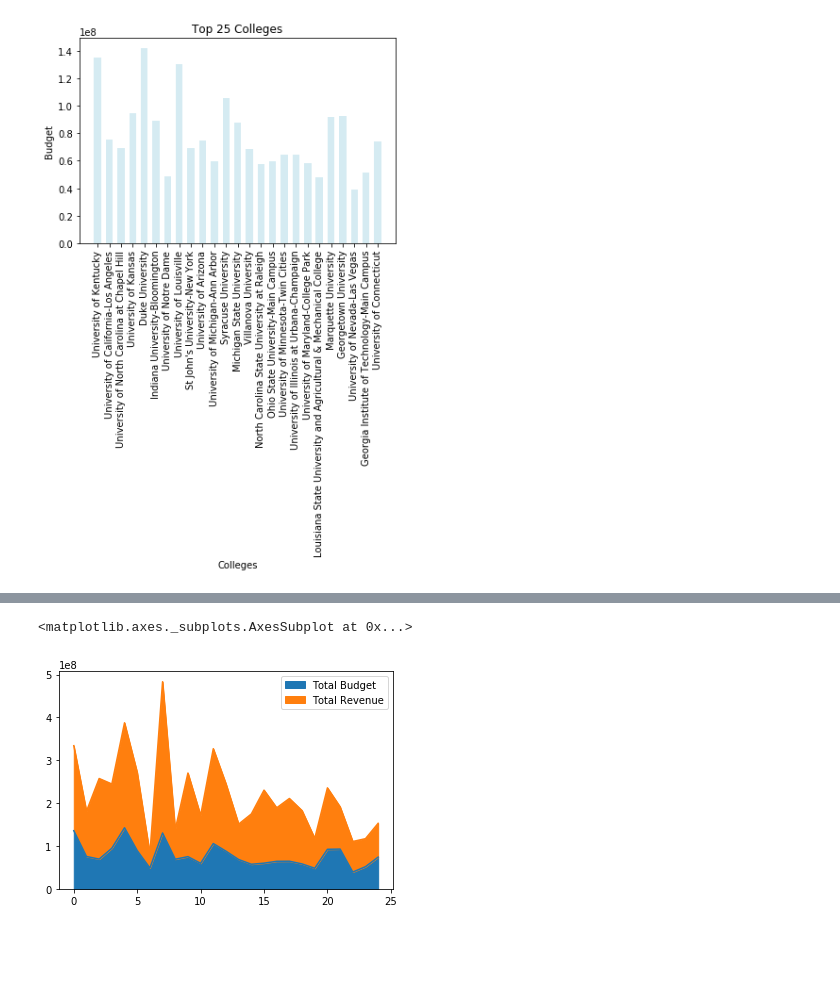
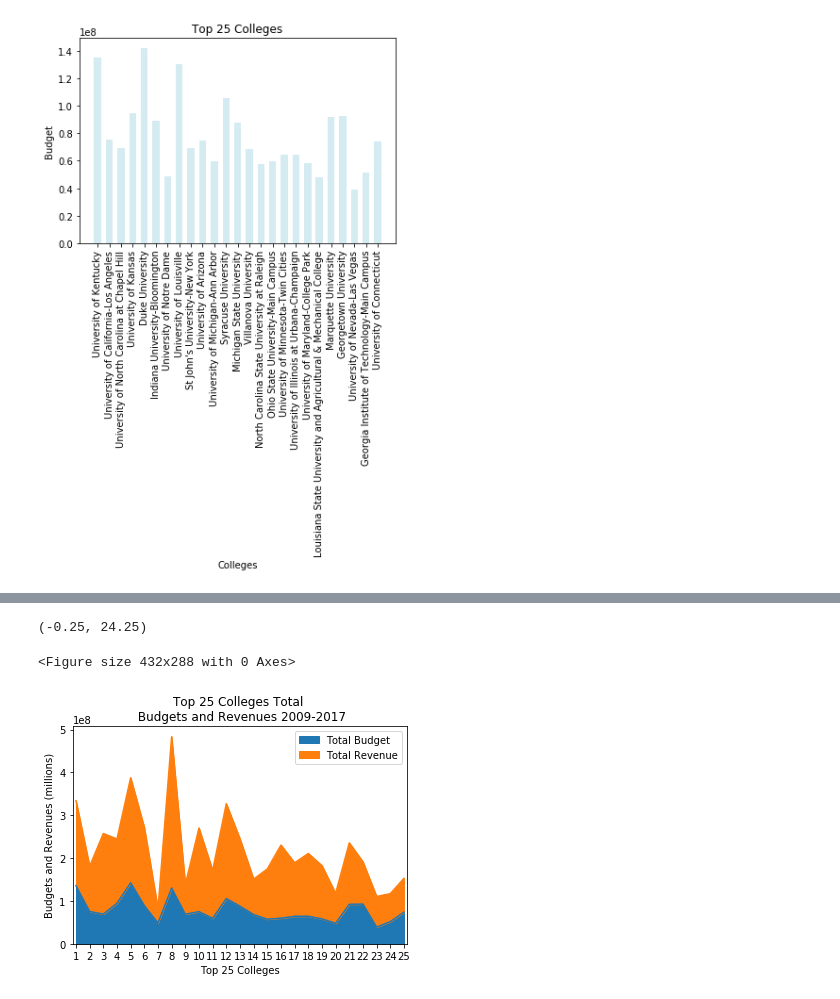
Before and after one commit to reedkm/project_one, a Jupyter notebook: player_heatmap.ipynb, the cells around one changed output, grey strips where cells are left out. Saved outputs shown, nothing was run; the diff lists cells and outputs as text; code cells hidden in the pictures; blank space fills up the shorter version.

Commit message:
Area map added

```diff
--- a/player_heatmap.ipynb
+++ b/player_heatmap.ipynb
@@ -392,10 +311,14 @@ df
-# %%
-#top_25_college_budget_merged #kentucky at 0
-#top_school = top_25_college_budget_merged
-#df = top_25_college_budget_merged[0], columns=['Total Budget', 'Total Revenue']
-
-# plot
-df.plot.area()
-# %% [output]
-<matplotlib.axes._subplots.AxesSubplot at 0x...>
-[figure, removed]
+# %%
+# plot
+fig4 = plt.gcf()
+df.plot.area()
+plt.title("Top 25 Colleges Total \n Budgets and Revenues 2009-2017")
+plt.xlabel("Top 25 Colleges")
+plt.ylabel("Budgets and Revenues (millions)")
+plt.xticks(range(len(df.index + 1)),df.index + 1)
+#plt.ylim(0, 5.5)
+plt.xlim(-.25, 24.25)
+# %% [output]
+(-0.25, 24.25)
+<Figure size 432x288 with 0 Axes>
+[figure, added]
```
Also changed, not shown: parts of 27 cells of this notebook.
